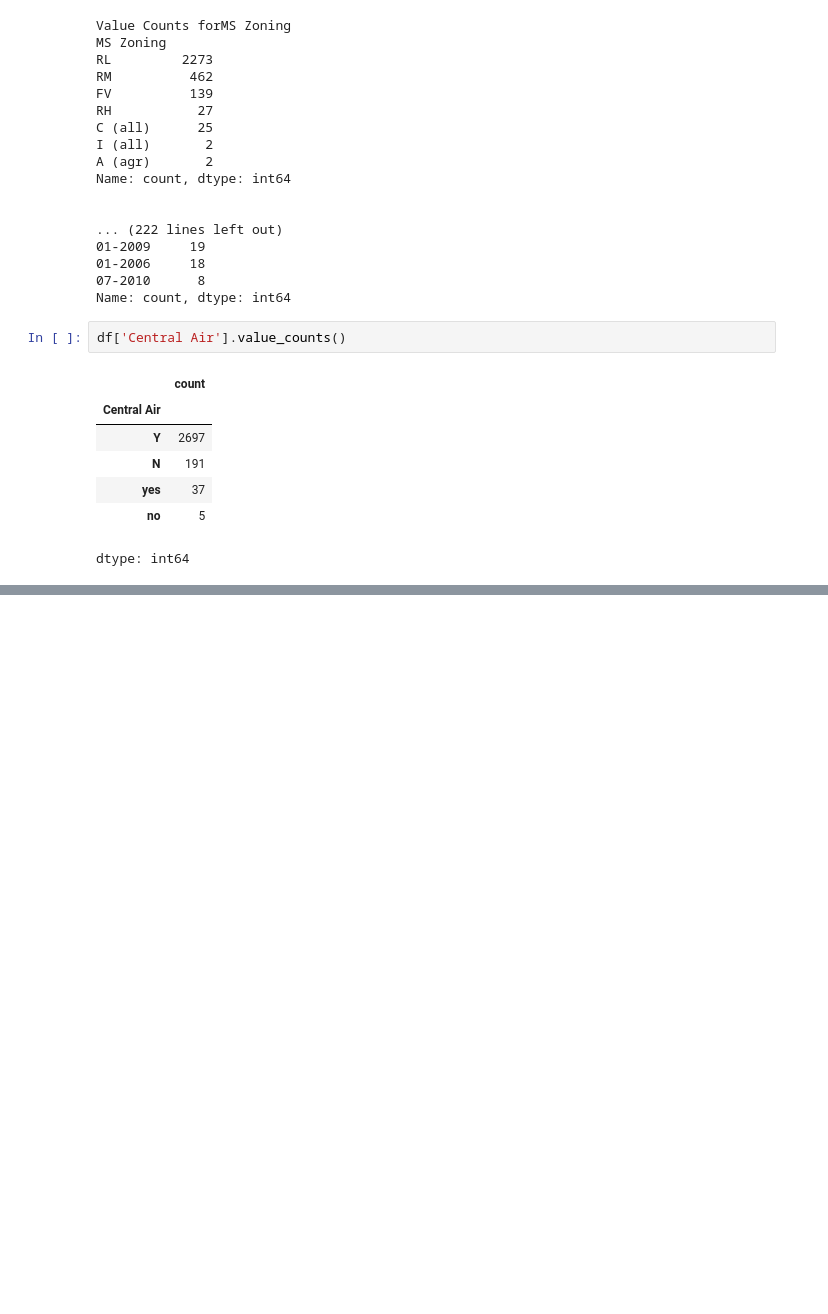
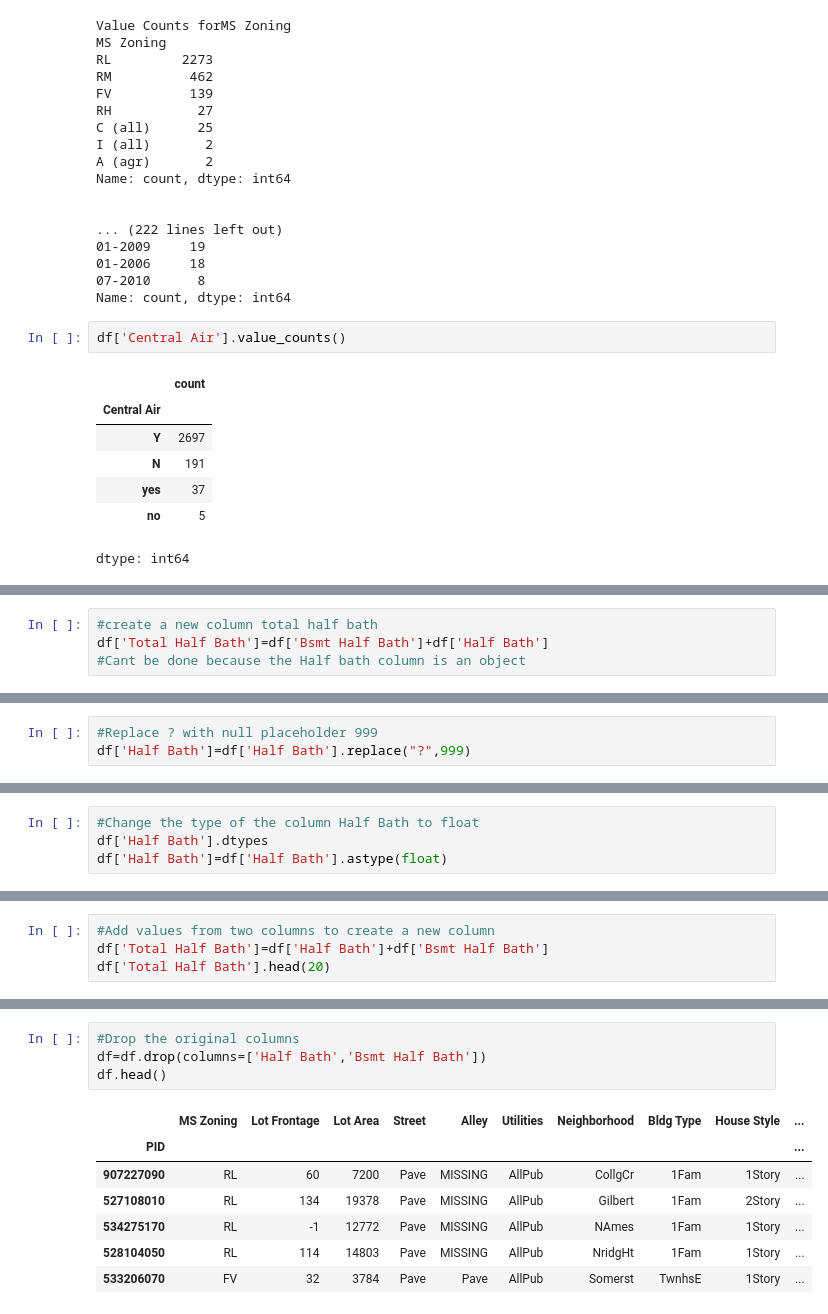
Before and after one commit to SamarBaghdadi/CodingDojo_DS_V23, a Jupyter notebook: DataUnderstanding.ipynb, the cells around one changed output, grey strips where cells are left out. Drawn from its saved outputs; the diff is of its cells as text; blank space fills up the shorter version.

```diff
--- a/DataUnderstanding.ipynb
+++ b/DataUnderstanding.ipynb
@@ -1078,0 +1298,4 @@ dtype: int64
+# %%
+#create a new column total half bath
+df['Total Half Bath']=df['Bsmt Half Bath']+df['Half Bath']
+#Cant be done because the Half bath column is an object
@@ -1078,0 +1315,3 @@ dtype: int64
+# %%
+#Replace ? with null placeholder 999
+df['Half Bath']=df['Half Bath'].replace("?",999)
@@ -1078,0 +1329,4 @@ dtype: int64
+# %%
+#Change the type of the column Half Bath to float
+df['Half Bath'].dtypes
+df['Half Bath']=df['Half Bath'].astype(float)
@@ -1078,0 +1338,4 @@ dtype: int64
+# %%
+#Add values from two columns to create a new column
+df['Total Half Bath']=df['Half Bath']+df['Bsmt Half Bath']
+df['Total Half Bath'].head(20)
@@ -1078,0 +1362,12 @@ dtype: int64
+# %%
+#Drop the original columns
+df=df.drop(columns=['Half Bath','Bsmt Half Bath'])
+df.head()
+# %% [output]
+|  | MS Zoning | Lot Frontage | Lot Area | Street | Alley | Utilities | Neighborhood | Bldg Type | House Style | ... |
+| PID |  |  |  |  |  |  |  |  |  | ... |
+| 907227090 | RL | 60 | 7200 | Pave | MISSING | AllPub | CollgCr | 1Fam | 1Story | ... |
+| 527108010 | RL | 134 | 19378 | Pave | MISSING | AllPub | Gilbert | 1Fam | 2Story | ... |
+| 534275170 | RL | -1 | 12772 | Pave | MISSING | AllPub | NAmes | 1Fam | 1Story | ... |
+| 528104050 | RL | 114 | 14803 | Pave | MISSING | AllPub | NridgHt | 1Fam | 1Story | ... |
+| 533206070 | FV | 32 | 3784 | Pave | Pave | AllPub | Somerst | TwnhsE | 1Story | ... |
```
Also changed, not shown: parts of 24 cells of this notebook.
